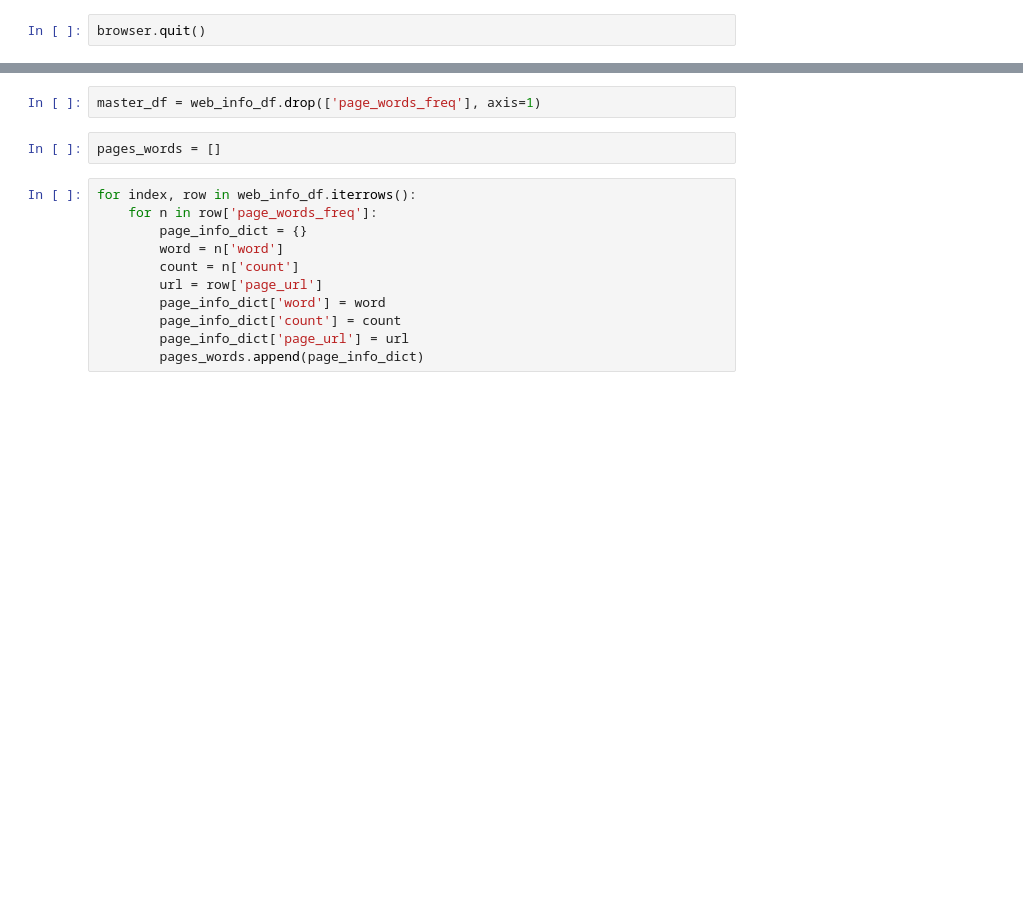
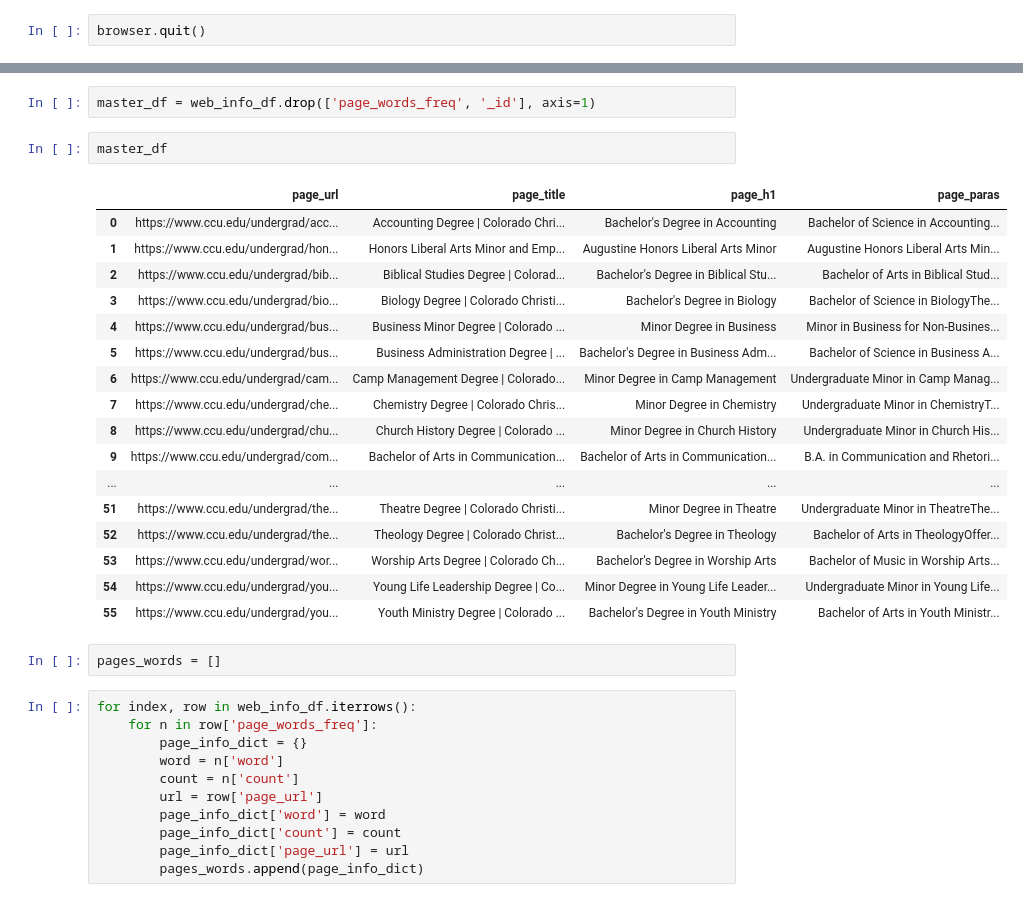
Before and after one commit to CCom20/etl-seo-project, a Jupyter notebook: web_scraper.ipynb, the cells around one changed output, grey strips where cells are left out. Cells and saved outputs as stored; diff of their text form; blank space fills up the shorter version.

```diff
--- a/web_scraper.ipynb
+++ b/web_scraper.ipynb
@@ -142,5 +140,25 @@ web_info_df
 # %%
-master_df = web_info_df.drop(['page_words_freq'], axis=1)
+master_df = web_info_df.drop(['page_words_freq', '_id'], axis=1)
+# %%
+master_df
+# %% [output]
+|  | page_url | page_title | page_h1 | page_paras |
+| 0 | https://www.ccu.edu/undergrad/acc... | Accounting Degree | Colorado Chri... | Bachelor's Degree in Accounting | Bachelor of Science in Accounting... |
+| 1 | https://www.ccu.edu/undergrad/hon... | Honors Liberal Arts Minor and Emp... | Augustine Honors Liberal Arts Minor | Augustine Honors Liberal Arts Min... |
+| 2 | https://www.ccu.edu/undergrad/bib... | Biblical Studies Degree | Colorad... | Bachelor's Degree in Biblical Stu... | Bachelor of Arts in Biblical Stud... |
+| 3 | https://www.ccu.edu/undergrad/bio... | Biology Degree | Colorado Christi... | Bachelor's Degree in Biology | Bachelor of Science in BiologyThe... |
+| 4 | https://www.ccu.edu/undergrad/bus... | Business Minor Degree | Colorado ... | Minor Degree in Business | Minor in Business for Non-Busines... |
+| 5 | https://www.ccu.edu/undergrad/bus... | Business Administration Degree | ... | Bachelor's Degree in Business Adm... | Bachelor of Science in Business A... |
+| 6 | https://www.ccu.edu/undergrad/cam... | Camp Management Degree | Colorado... | Minor Degree in Camp Management | Undergraduate Minor in Camp Manag... |
+| 7 | https://www.ccu.edu/undergrad/che... | Chemistry Degree | Colorado Chris... | Minor Degree in Chemistry | Undergraduate Minor in ChemistryT... |
+| 8 | https://www.ccu.edu/undergrad/chu... | Church History Degree | Colorado ... | Minor Degree in Church History | Undergraduate Minor in Church His... |
+| 9 | https://www.ccu.edu/undergrad/com... | Bachelor of Arts in Communication... | Bachelor of Arts in Communication... | B.A. in Communication and Rhetori... |
+| ... | ... | ... | ... | ... |
+| 51 | https://www.ccu.edu/undergrad/the... | Theatre Degree | Colorado Christi... | Minor Degree in Theatre | Undergraduate Minor in TheatreThe... |
+| 52 | https://www.ccu.edu/undergrad/the... | Theology Degree | Colorado Christ... | Bachelor's Degree in Theology | Bachelor of Arts in TheologyOffer... |
+| 53 | https://www.ccu.edu/undergrad/wor... | Worship Arts Degree | Colorado Ch... | Bachelor's Degree in Worship Arts | Bachelor of Music in Worship Arts... |
+| 54 | https://www.ccu.edu/undergrad/you... | Young Life Leadership Degree | Co... | Minor Degree in Young Life Leader... | Undergraduate Minor in Young Life... |
+| 55 | https://www.ccu.edu/undergrad/you... | Youth Ministry Degree | Colorado ... | Bachelor's Degree in Youth Ministry | Bachelor of Arts in Youth Ministr... |
 # %%
 pages_words = []
 # %%
```
Also changed, not shown: parts of 9 cells of this notebook, 3 other files.
